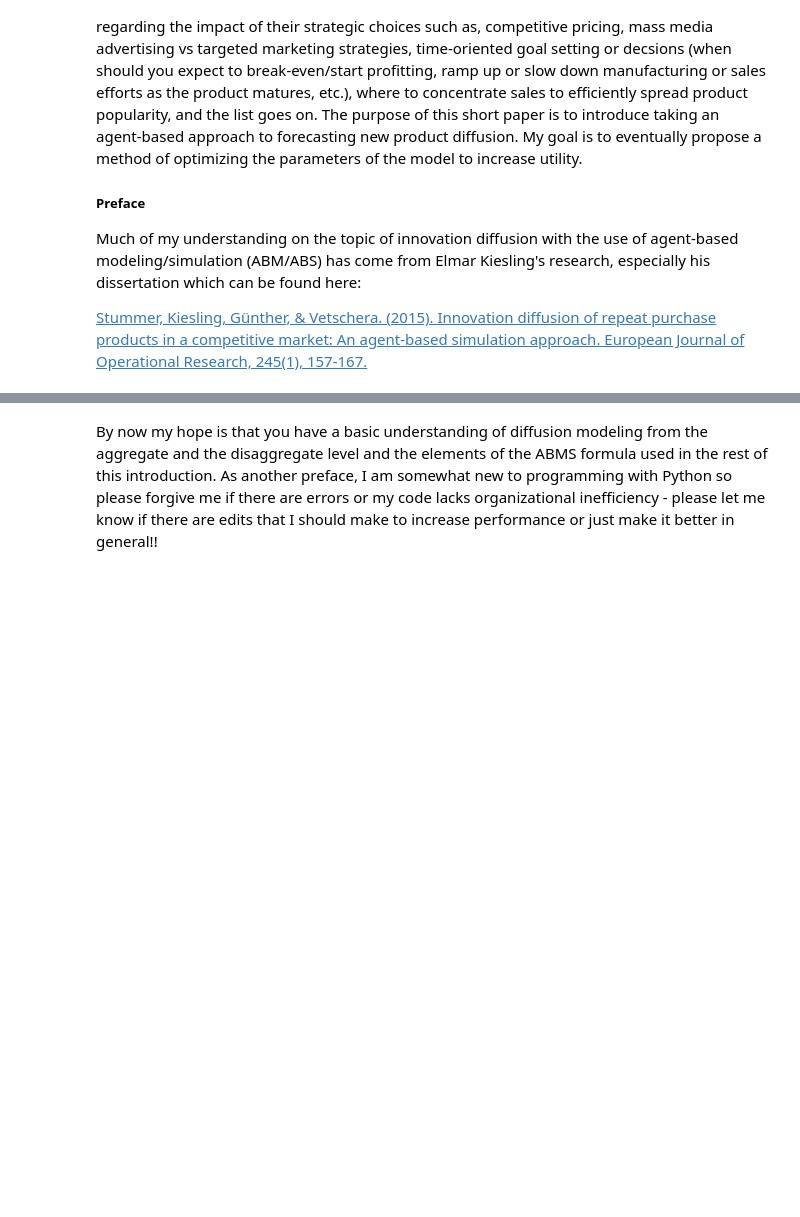
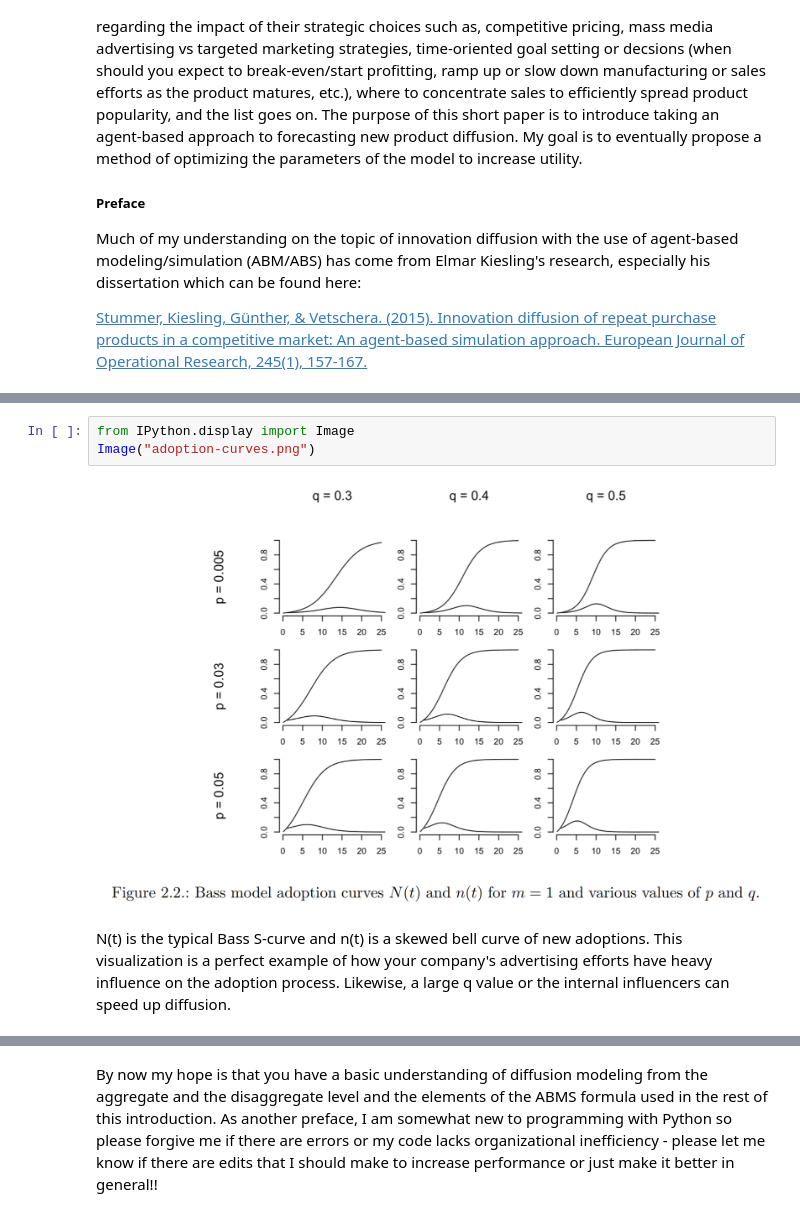
Before and after one commit to JordanBeary/DfsnABM, a Jupyter notebook: DfsnABM.ipynb, the cells around one changed output, grey strips where cells are left out. Drawn from its saved outputs; the diff is of its cells as text; blank space fills up the shorter version.

```diff
--- a/DfsnABM.ipynb
+++ b/DfsnABM.ipynb
@@ -39,3 +36,10 @@ N(t) is the typical Bass S-curve and n(t) is a skewed bell curve of new adoption
+# %%
+from IPython.display import Image
+Image("adoption-curves.png")
+# %% [output]
+[figure, added]
+# %% [markdown]
+N(t) is the typical Bass S-curve and n(t) is a skewed bell curve of new adoptions. This visualization is a perfect example of how your company's advertising efforts have heavy influence on the adoption process. Likewise, a large q value or the internal influencers can speed up diffusion.
 # %% [markdown]
 ### Agent-based Research in the Area of Innovation Diffusion
 
```
Also changed, not shown: parts of 10 cells of this notebook.
